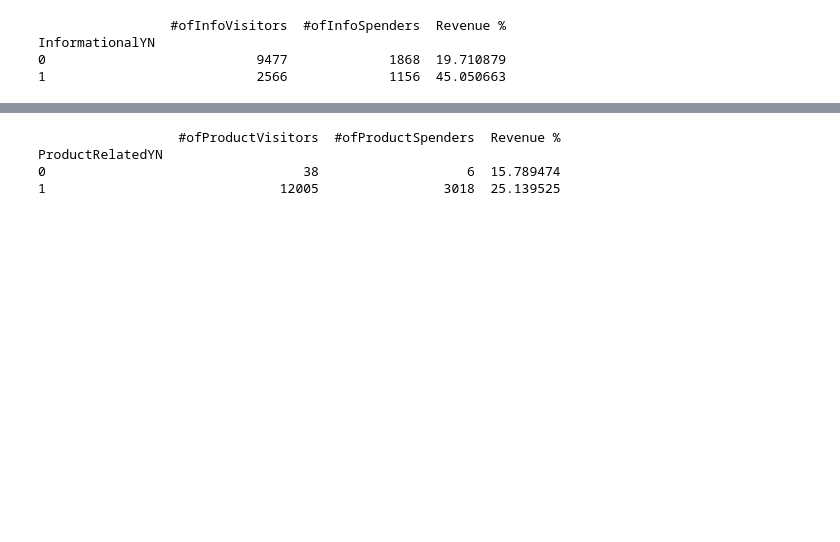
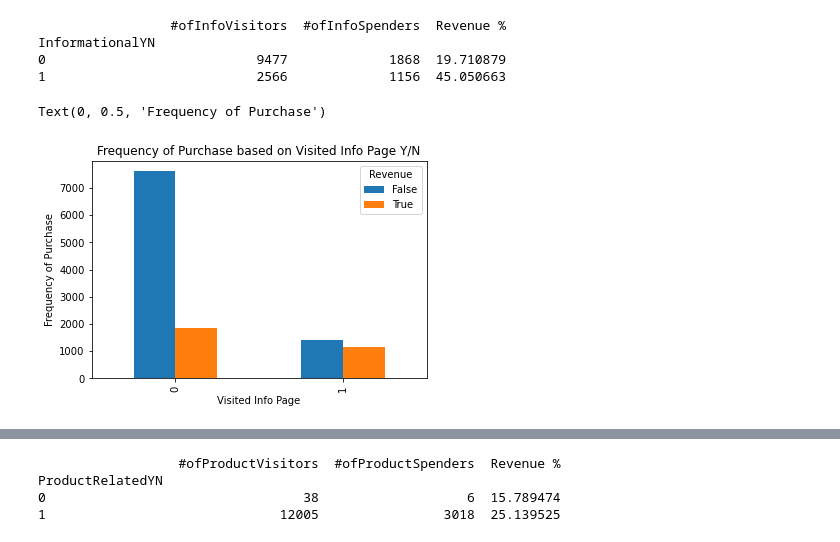
Before and after one commit to ivan-usd/panda-commerce, a Jupyter notebook: notebooks/halleExploratoryNotebook.ipynb, the cells around one changed output, grey strips where cells are left out. Cells and saved outputs as stored; diff of their text form; code cells hidden in the pictures; blank space fills up the shorter version.

```diff
--- a/notebooks/halleExploratoryNotebook.ipynb
+++ b/notebooks/halleExploratoryNotebook.ipynb
@@ -813,0 +832,9 @@ InformationalYN
+# %%
+%matplotlib inline
+pd.crosstab(eCommerceDF.InformationalYN,eCommerceDF.Revenue).plot(kind='bar')
+plt.title('Frequency of Purchase based on Visited Info Page Y/N')
+plt.xlabel('Visited Info Page')
+plt.ylabel('Frequency of Purchase')
+# %% [output]
+Text(0, 0.5, 'Frequency of Purchase')
+[figure, added]
```
Also changed, not shown: parts of 49 cells of this notebook.
